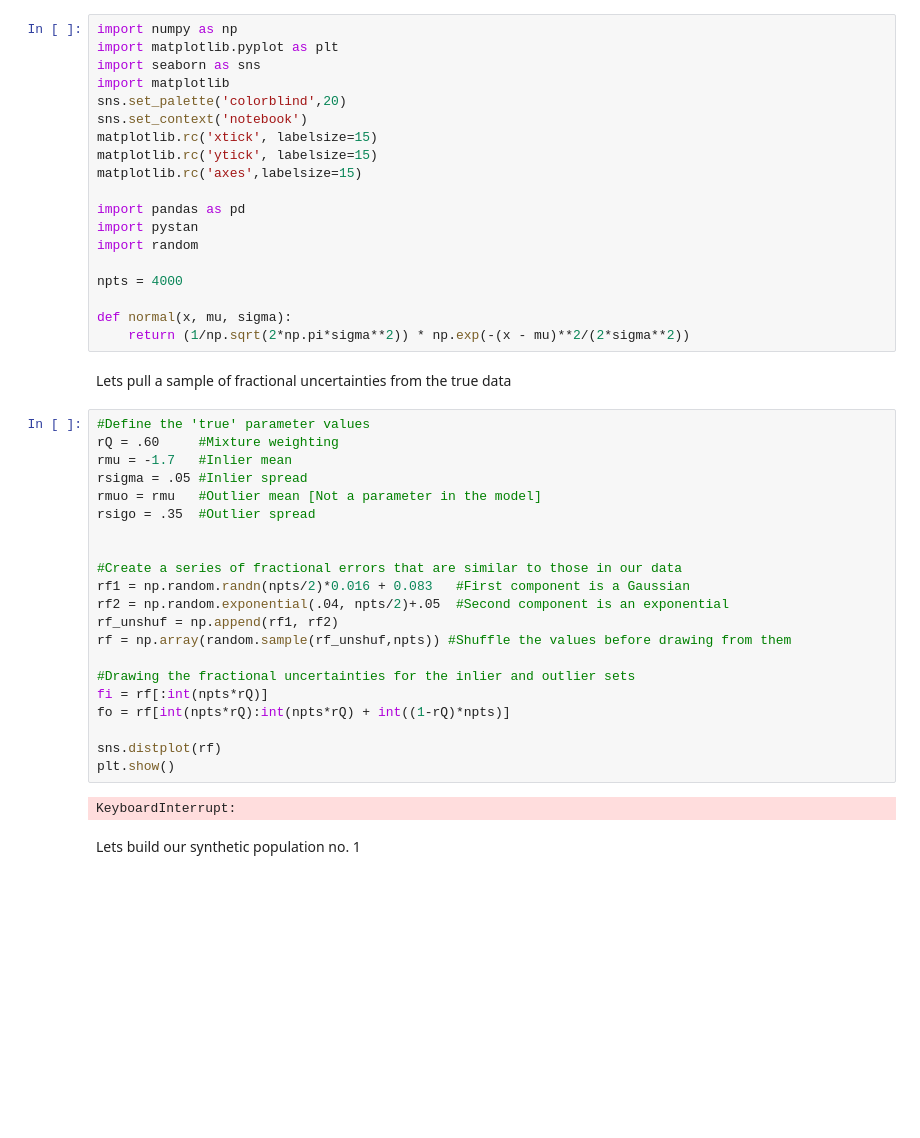
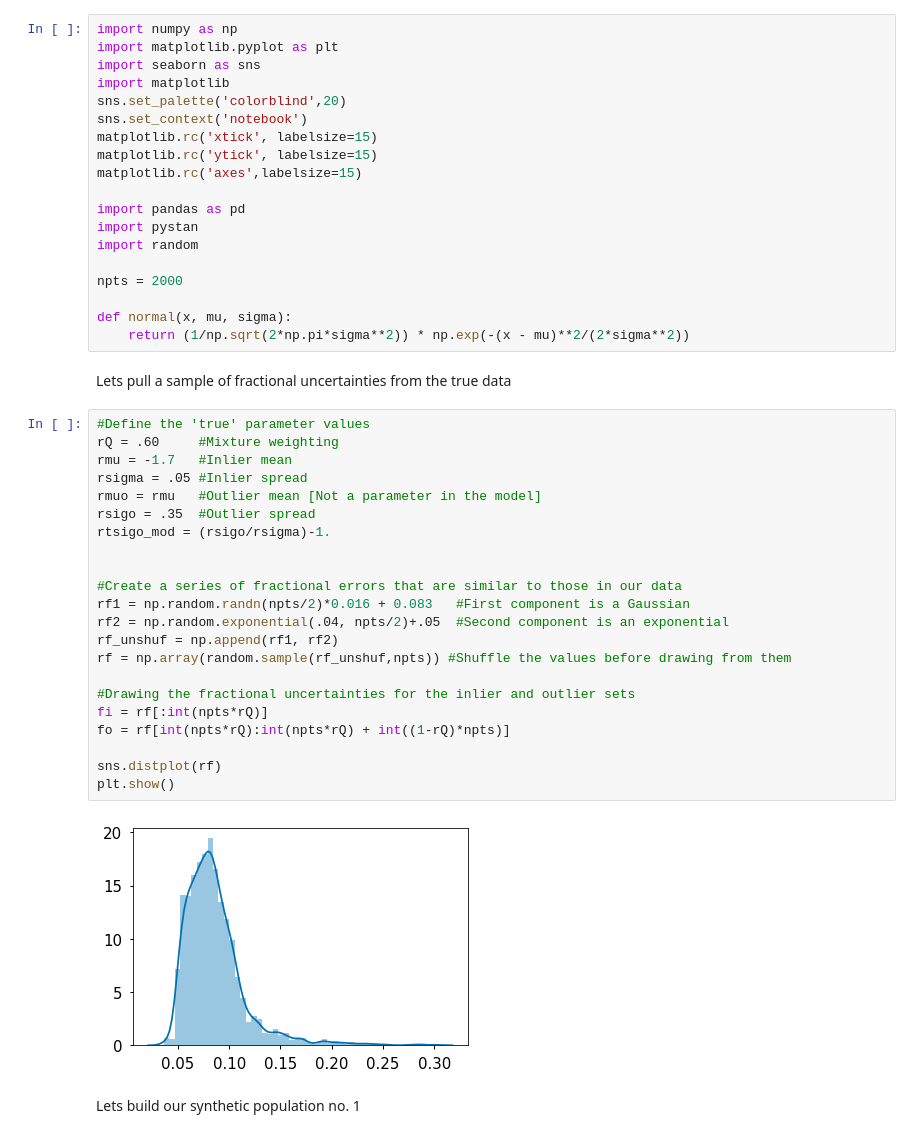
Before and after one commit to ojhall94/GAIA, a Jupyter notebook: second_principles_test.ipynb, the cells around one changed output. Saved outputs shown, nothing was run; the diff lists cells and outputs as text; blank space fills up the shorter version.

```diff
--- a/second_principles_test.ipynb
+++ b/second_principles_test.ipynb
@@ -15,7 +15,7 @@ import pandas as pd
 import pystan
 import random
 
-npts = 4000
+npts = 2000
 
 def normal(x, mu, sigma):
     return (1/np.sqrt(2*np.pi*sigma**2)) * np.exp(-(x - mu)**2/(2*sigma**2))
@@ -24,26 +24,27 @@ Lets pull a sample of fractional uncertainties from the true data
 # %%
 #Define the 'true' parameter values
 rQ = .60     #Mixture weighting
 rmu = -1.7   #Inlier mean
 rsigma = .05 #Inlier spread
 rmuo = rmu   #Outlier mean [Not a parameter in the model]
 rsigo = .35  #Outlier spread
+rtsigo_mod = (rsigo/rsigma)-1.
 
 
 #Create a series of fractional errors that are similar to those in our data
 rf1 = np.random.randn(npts/2)*0.016 + 0.083   #First component is a Gaussian
 rf2 = np.random.exponential(.04, npts/2)+.05  #Second component is an exponential
 rf_unshuf = np.append(rf1, rf2)
 rf = np.array(random.sample(rf_unshuf,npts)) #Shuffle the values before drawing from them
 
 #Drawing the fractional uncertainties for the inlier and outlier sets
 fi = rf[:int(npts*rQ)]
 fo = rf[int(npts*rQ):int(npts*rQ) + int((1-rQ)*npts)]
 
 sns.distplot(rf)
 plt.show()
 # %% [output]
-KeyboardInterrupt:
+[figure, added]
 # %% [markdown]
 Lets build our synthetic population no. 1
 # %%
```
Also changed, not shown: parts of 11 cells of this notebook, 4 other files.
